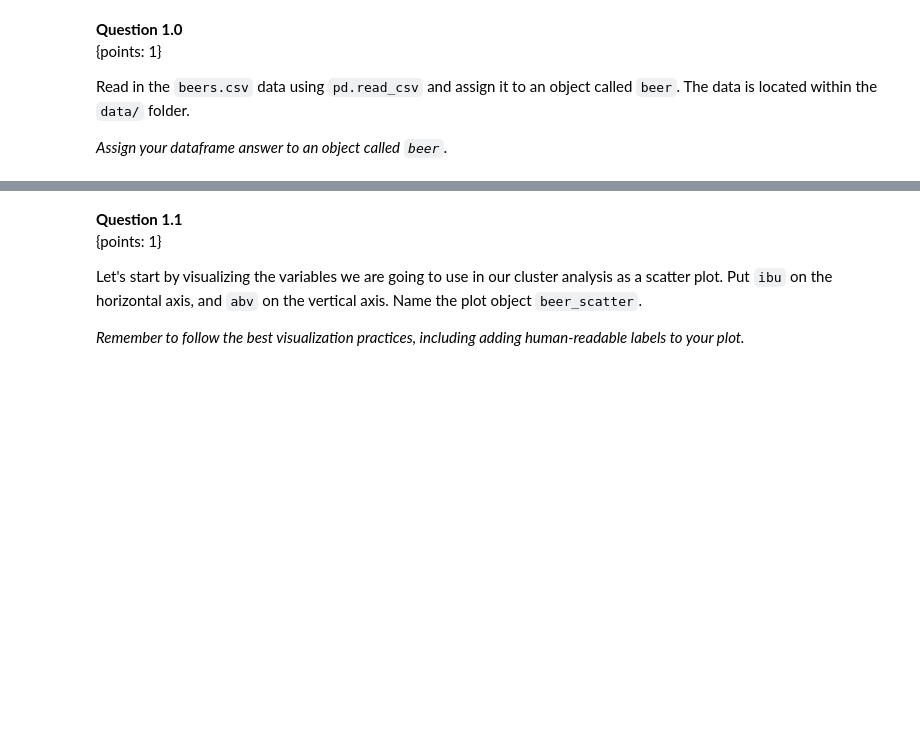
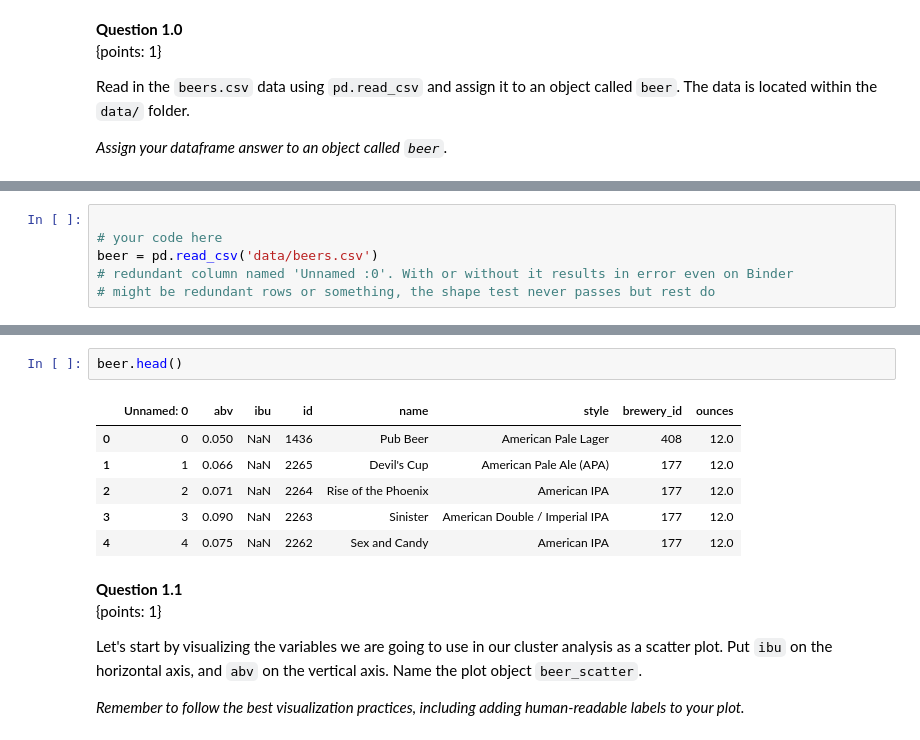
Before and after one commit to kshim99/DS-Modelling-Practice, a Jupyter notebook: data-science-a-first-intro-python-worksheets-main/py_worksheet_clustering/py_worksheet_clustering.ipynb, the cells around one changed output, grey strips where cells are left out. Cells and saved outputs as stored; diff of their text form; blank space fills up the shorter version.

```diff
--- a/data-science-a-first-intro-python-worksheets-main/py_worksheet_clustering/py_worksheet_clustering.ipynb
+++ b/data-science-a-first-intro-python-worksheets-main/py_worksheet_clustering/py_worksheet_clustering.ipynb
@@ -107,3 +107,9 @@ beer
+# %%
+
+# your code here
+beer = pd.read_csv('data/beers.csv')
+# redundant column named 'Unnamed :0'. With or without it results in error even on Binder
+# might be redundant rows or something, the shape test never passes but rest do
 # %%
 from hashlib import sha1
 assert sha1(str(type(beer is None)).encode("utf-8")+b"171dedfd70e35dcd").hexdigest() == "0f8f32ebbc48f136e650852c5214083312be9636", "type of beer is None is not bool. beer is None should be a bool"
@@ -141,3 +149,12 @@ print('Success!')
+# %%
+beer.head()
+# %% [output]
+|  | Unnamed: 0 | abv | ibu | id | name | style | brewery_id | ounces |
+| 0 | 0 | 0.050 | NaN | 1436 | Pub Beer | American Pale Lager | 408 | 12.0 |
+| 1 | 1 | 0.066 | NaN | 2265 | Devil's Cup | American Pale Ale (APA) | 177 | 12.0 |
+| 2 | 2 | 0.071 | NaN | 2264 | Rise of the Phoenix | American IPA | 177 | 12.0 |
+| 3 | 3 | 0.090 | NaN | 2263 | Sinister | American Double / Imperial IPA | 177 | 12.0 |
+| 4 | 4 | 0.075 | NaN | 2262 | Sex and Candy | American IPA | 177 | 12.0 |
 # %% [markdown]
 **Question 1.1**
 <br> {points: 1}
```
Also changed, not shown: parts of 48 cells of this notebook.
